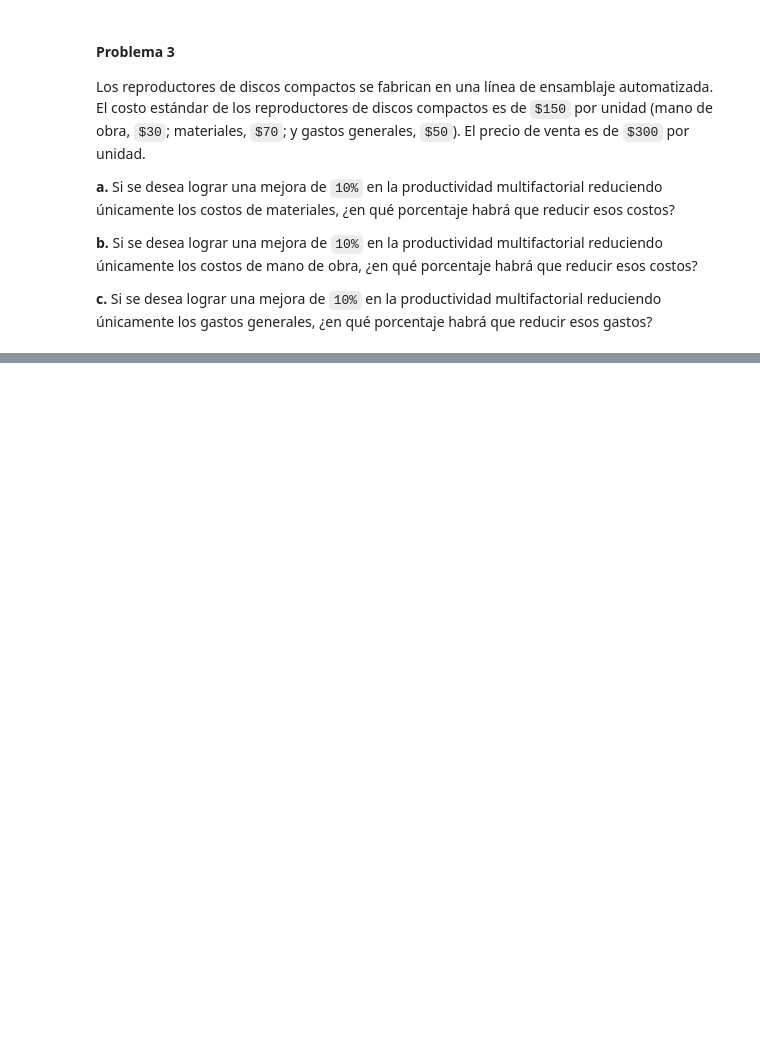
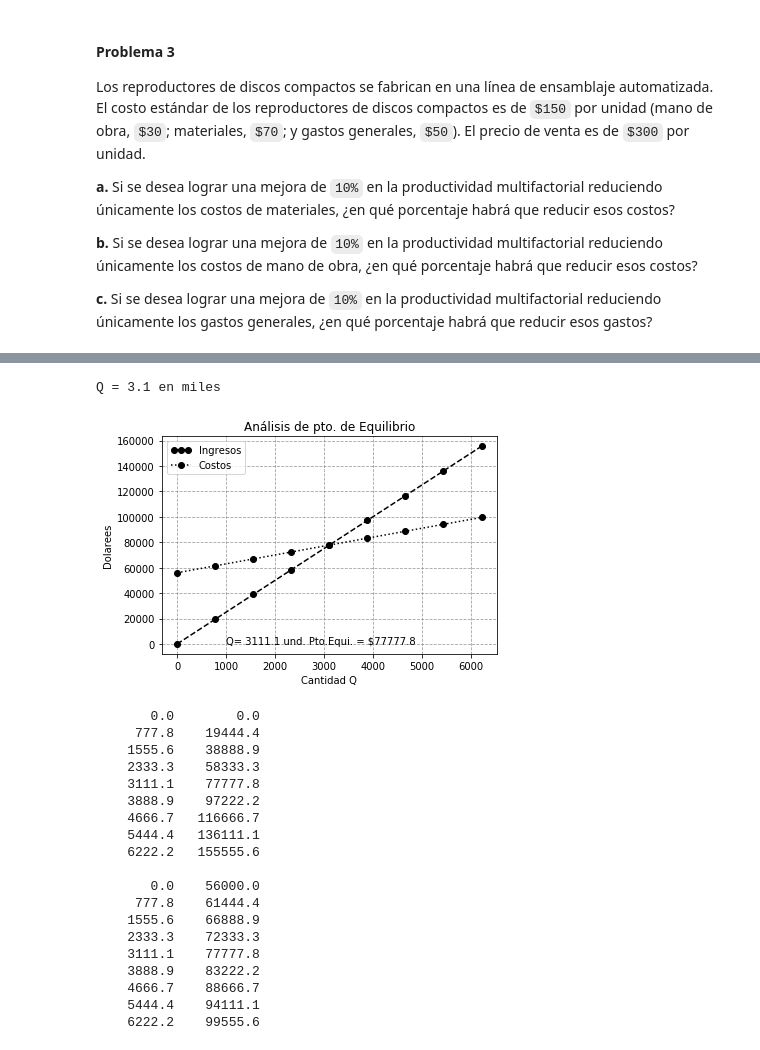
Before and after one commit to camilopinochet/Ingenieria-Industrial, a Jupyter notebook: Admin. Operaciones/Ch 1 Ejercicios .ipynb, the cells around one changed output, grey strips where cells are left out. Saved outputs shown, nothing was run; the diff lists cells and outputs as text; code cells hidden in the pictures; blank space fills up the shorter version.

```diff
--- a/Admin. Operaciones/Ch 1 Ejercicios .ipynb
+++ b/Admin. Operaciones/Ch 1 Ejercicios .ipynb
@@ -276,0 +437,68 @@ total_gastos_generales = [8992, 10480, 8736, 7848]
+# %%
+from numpy import *
+import matplotlib.pyplot as plt
+from matplotlib.legend_handler import HandlerLine2D
+
+F = 56000
+p = 25
+c = 7
+
+def pto_equ (F, p, c):
+    Q=F/(p-c)
+    return Q
+
+Q = pto_equ(F,p,c)
+
+def plot_recta(p, c, Q, F):
+
+    k = 9
+    ingresos_x = linspace(0, 2*Q, k)
+    ingresos_y = linspace(0, p*(2*Q), k)
+
+    costos_x = linspace(0, 2*Q, k)
+    costos_y = linspace(F, F + (c*(2*Q)), k)
+
+    line1, = plt.plot(ingresos_x, ingresos_y, "k--", marker='o',label='Ingresos')
+    line2, = plt.plot(costos_x, costos_y, "k:",marker='o', label='Costos')
+
+    plt.legend(handler_map={line1: HandlerLine2D(numpoints=3)})
+    plt.title("Análisis de pto. de Equilibrio")
+    plt.xlabel("Cantidad Q")
+    plt.ylabel('Dolarees')
+    plt.grid(True, linestyle='--', which='major',
+                   color='gray', alpha=.75)
+    plt.text(1000, 0, r'Q= {:.1f} und. Pto.Equi. = ${:.1f} '\
+             .format(Q, p*Q))
+    fig.tight_layout()
+    plt.show()
+    for i in range(len(ingresos_x)):
+        print("{:10.1f} {:10.1f}".format(ingresos_x[i], ingresos_y[i]))
+    print("")
+    for i in range(len(ingresos_x)):
+        print("{:10.1f} {:10.1f}".format(costos_x[i], costos_y[i]))
+
+cant = pto_equ(F, p, c)
+print("Q = {:.1f} en miles".format(cant/1000))
+plot_recta(p,c,Q,F)
+# %% [output]
+Q = 3.1 en miles
+[figure, added]
+       0.0        0.0
+     777.8    19444.4
+    1555.6    38888.9
+    2333.3    58333.3
+    3111.1    77777.8
+    3888.9    97222.2
+    4666.7   116666.7
+    5444.4   136111.1
+    6222.2   155555.6
+
+       0.0    56000.0
+     777.8    61444.4
+    1555.6    66888.9
+    2333.3    72333.3
+    3111.1    77777.8
+    3888.9    83222.2
+    4666.7    88666.7
+    5444.4    94111.1
+    6222.2    99555.6
```
Also changed, not shown: parts of 17 cells of this notebook.
